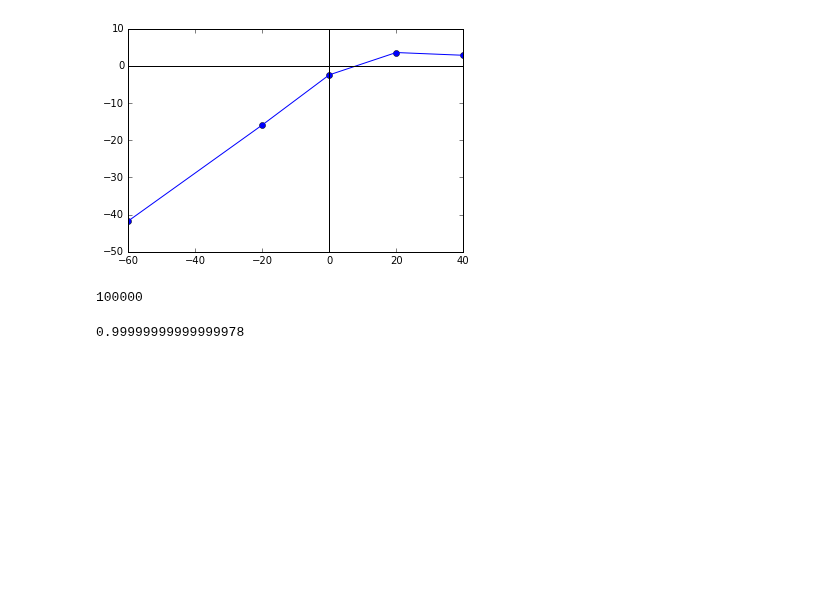
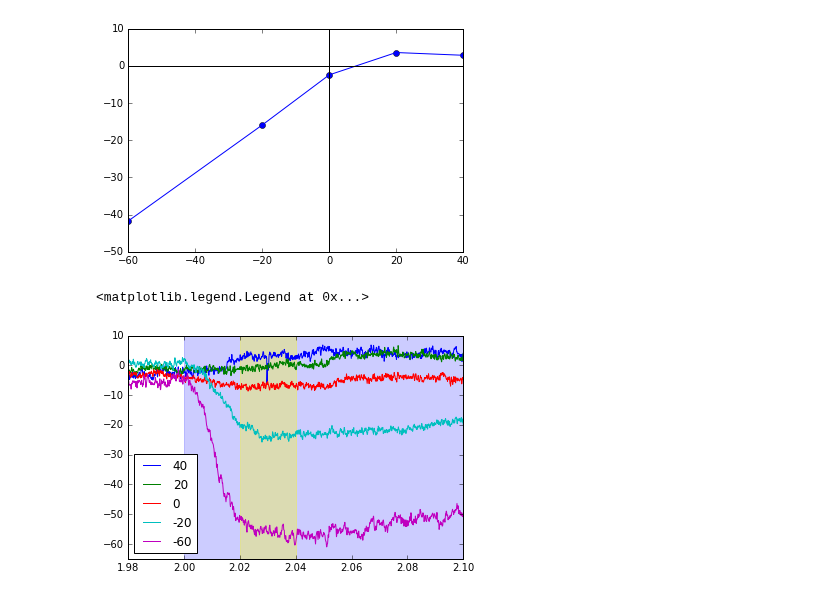
Before and after one commit to vdutell/ephysanalysis, a Jupyter notebook: vclamp.ipynb, the cells around one changed output. Cells and saved outputs as stored; diff of their text form; code cells hidden in the pictures; blank space fills up the shorter version.

Commit message:
added peak iv curve

```diff
--- a/vclamp.ipynb
+++ b/vclamp.ipynb
@@ -298,11 +277,23 @@ plt.axvline(0, color='black')
 # %% [output]
 <matplotlib.lines.Line2D at 0x...>
 [figure]
-# %%
-len(block.segments[0].analogsignals[0].times.rescale('s').magnitude)
-# %% [output]
-100000
-# %%
-times[10000]
-# %% [output]
-0.99999999999999978
+# %%
+fig = plt.figure()
+for t in range(len(sac5)):  #[29, 34, 30, 32, 33]:
+    condition = '00' + str(sac5[t,0])
+    fname = '../data/ChatCreChR2/' + date + '/' + datef2 + condition + '.abf'
+    plotsweeps(fname, mylabel = str(sac5[t,1]), rawbg=0, submean=1)
+plt.xlim([1.98, 2.1])
+plt.ylim([-65, 10])
+
+##show limits of stimulation
+plt.axvspan(2.0, 3.0, alpha=0.2, color='blue')
+
+##show limits of evoked current
+plt.axvspan(2.02, 2.04, alpha=0.3, color='yellow')
+
+fig.show()
+plt.legend(loc=3)
+# %% [output]
+<matplotlib.legend.Legend at 0x...>
+[figure, added]
```
Also changed, not shown: parts of 2 cells of this notebook.
